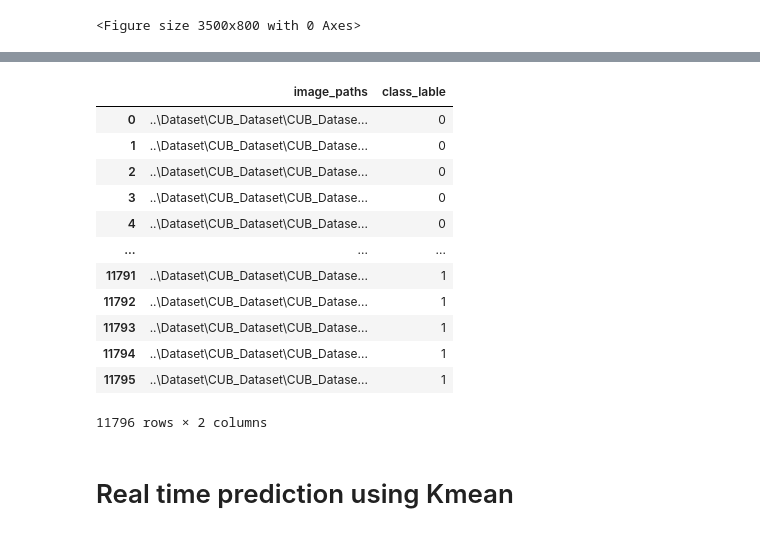
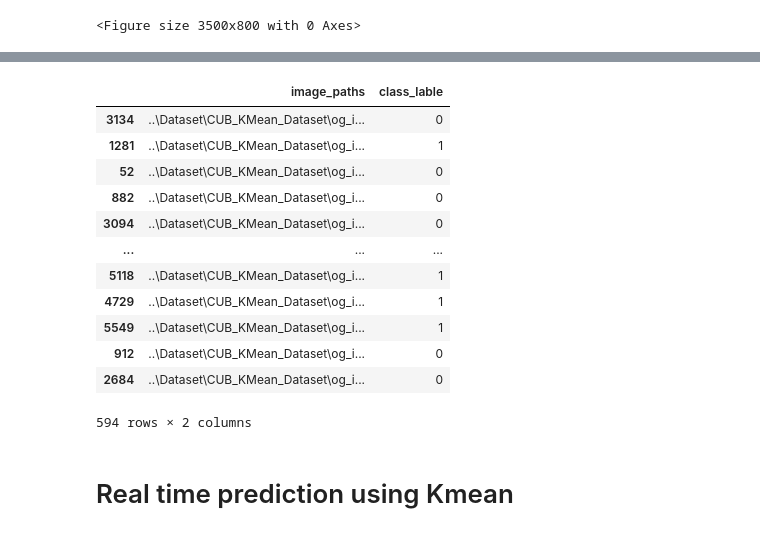
Before and after one commit to mungekarkiran/Basic_Python, a Jupyter notebook: Zero_shot_Learning/Notebook/Kmean by kiran.ipynb, the cells around one changed output, grey strips where cells are left out. Drawn from its saved outputs; the diff is of its cells as text; code cells hidden in the pictures.

Commit message:
zsl kmean
zsl kmean

```diff
--- a/Zero_shot_Learning/Notebook/Kmean by kiran.ipynb
+++ b/Zero_shot_Learning/Notebook/Kmean by kiran.ipynb
@@ -306,0 +344,7 @@ Name: count, dtype: int64
+# %%
+from sklearn.model_selection import train_test_split
+
+# Split the data into training and test sets
+train_val_data, test_data = train_test_split(df, test_size=0.1, random_state=42, stratify=df['class_number'])
+train_data, val_data = train_test_split(train_val_data, test_size=0.2, random_state=42, stratify=train_val_data['class_number'])
+# train_data, val_data, test_data
@@ -307,20 +399,22 @@ Name: count, dtype: int64
 # %%
-path_df = df[['image_paths', 'class_lable']]
+# path_df = train_data[['image_paths', 'class_lable']]
+# path_df = val_data[['image_paths', 'class_lable']]
+path_df = test_data[['image_paths', 'class_lable']]
 path_df
 # %% [output]
 |  | image_paths | class_lable |
-| 0 | ..\Dataset\CUB_Dataset\CUB_Datase... | 0 |
-| 1 | ..\Dataset\CUB_Dataset\CUB_Datase... | 0 |
-| 2 | ..\Dataset\CUB_Dataset\CUB_Datase... | 0 |
-| 3 | ..\Dataset\CUB_Dataset\CUB_Datase... | 0 |
-| 4 | ..\Dataset\CUB_Dataset\CUB_Datase... | 0 |
+| 3134 | ..\Dataset\CUB_KMean_Dataset\og_i... | 0 |
+| 1281 | ..\Dataset\CUB_KMean_Dataset\og_i... | 1 |
+| 52 | ..\Dataset\CUB_KMean_Dataset\og_i... | 0 |
+| 882 | ..\Dataset\CUB_KMean_Dataset\og_i... | 0 |
+| 3094 | ..\Dataset\CUB_KMean_Dataset\og_i... | 0 |
 | ... | ... | ... |
-| 11791 | ..\Dataset\CUB_Dataset\CUB_Datase... | 1 |
-| 11792 | ..\Dataset\CUB_Dataset\CUB_Datase... | 1 |
-| 11793 | ..\Dataset\CUB_Dataset\CUB_Datase... | 1 |
-| 11794 | ..\Dataset\CUB_Dataset\CUB_Datase... | 1 |
-| 11795 | ..\Dataset\CUB_Dataset\CUB_Datase... | 1 |
+| 5118 | ..\Dataset\CUB_KMean_Dataset\og_i... | 1 |
+| 4729 | ..\Dataset\CUB_KMean_Dataset\og_i... | 1 |
+| 5549 | ..\Dataset\CUB_KMean_Dataset\og_i... | 1 |
+| 912 | ..\Dataset\CUB_KMean_Dataset\og_i... | 0 |
+| 2684 | ..\Dataset\CUB_KMean_Dataset\og_i... | 0 |
-11796 rows × 2 columns
+594 rows × 2 columns
 # %%
 # Base directory where folders will be created
 base_dir = 'dataset'
```
Also changed, not shown: parts of 23 cells of this notebook.
